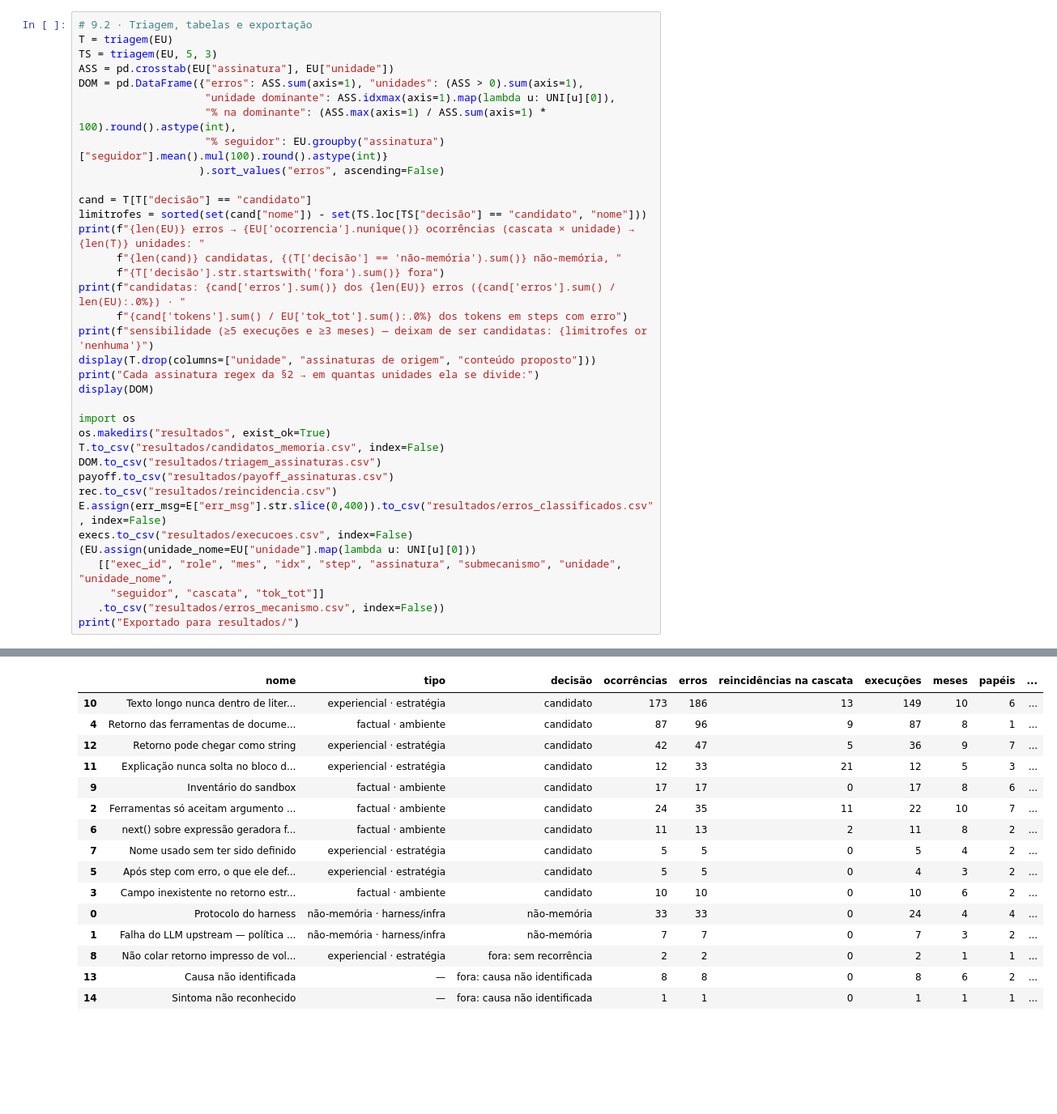
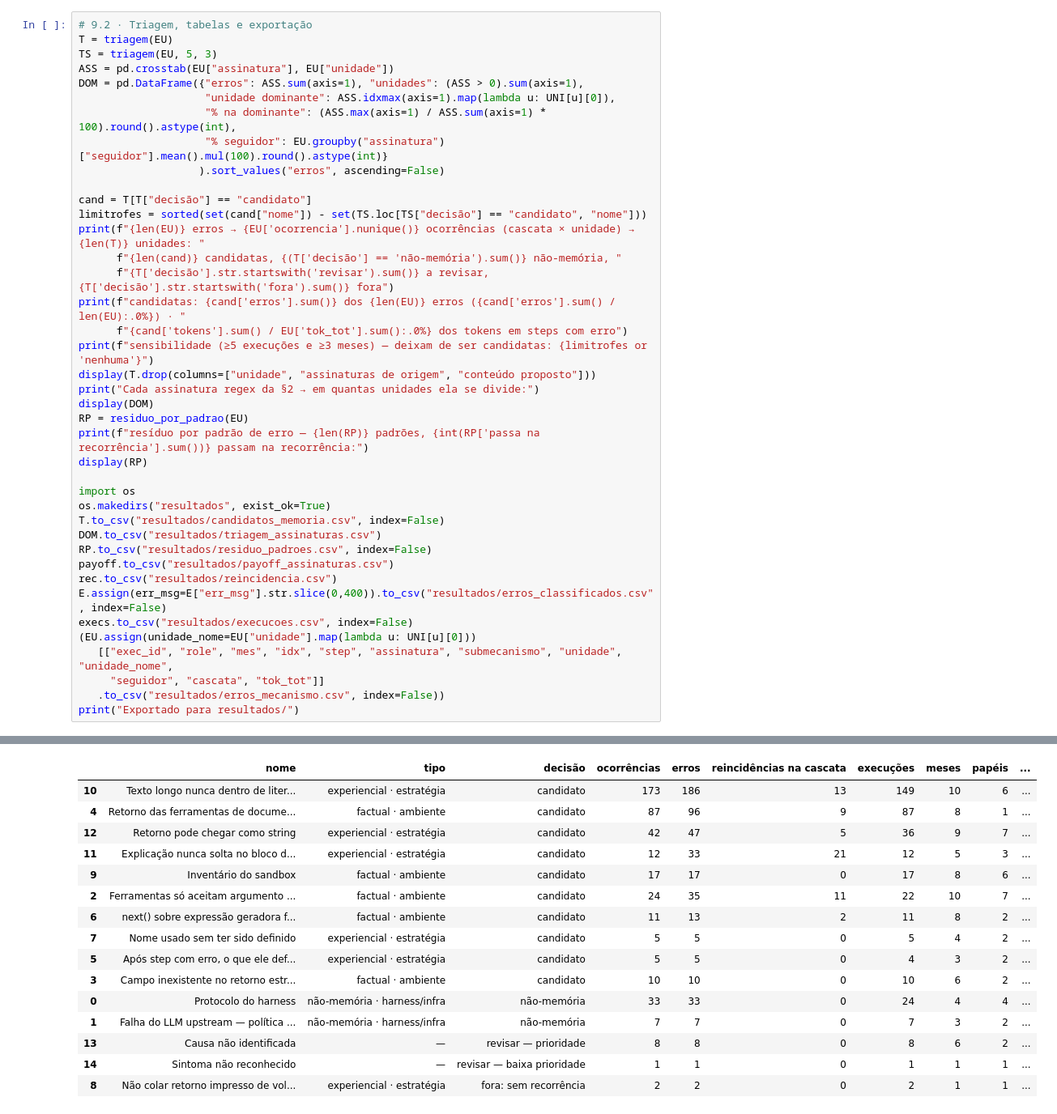
Before and after one commit to rc-ventura/memory_layer_ai_agents, a Jupyter notebook: analysis/2026-09-trace-law-flow/pipeline/analise_trace_esteira_juridica.ipynb, the cells around one changed output, grey strips where cells are left out. Shown at 81% size. Drawn from its saved outputs; the diff is of its cells as text; blank space fills up the shorter version.

```diff
--- a/analysis/2026-09-trace-law-flow/pipeline/analise_trace_esteira_juridica.ipynb
+++ b/analysis/2026-09-trace-law-flow/pipeline/analise_trace_esteira_juridica.ipynb
@@ -1340,18 +1344,22 @@ cand = T[T["decisão"] == "candidato"]
 limitrofes = sorted(set(cand["nome"]) - set(TS.loc[TS["decisão"] == "candidato", "nome"]))
 print(f"{len(EU)} erros → {EU['ocorrencia'].nunique()} ocorrências (cascata × unidade) → {len(T)} unidades: "
       f"{len(cand)} candidatas, {(T['decisão'] == 'não-memória').sum()} não-memória, "
-      f"{T['decisão'].str.startswith('fora').sum()} fora")
+      f"{T['decisão'].str.startswith('revisar').sum()} a revisar, {T['decisão'].str.startswith('fora').sum()} fora")
 print(f"candidatas: {cand['erros'].sum()} dos {len(EU)} erros ({cand['erros'].sum() / len(EU):.0%}) · "
       f"{cand['tokens'].sum() / EU['tok_tot'].sum():.0%} dos tokens em steps com erro")
 print(f"sensibilidade (≥5 execuções e ≥3 meses) — deixam de ser candidatas: {limitrofes or 'nenhuma'}")
 display(T.drop(columns=["unidade", "assinaturas de origem", "conteúdo proposto"]))
 print("Cada assinatura regex da §2 → em quantas unidades ela se divide:")
 display(DOM)
+RP = residuo_por_padrao(EU)
+print(f"resíduo por padrão de erro — {len(RP)} padrões, {int(RP['passa na recorrência'].sum())} passam na recorrência:")
+display(RP)
 
 import os
 os.makedirs("resultados", exist_ok=True)
 T.to_csv("resultados/candidatos_memoria.csv", index=False)
 DOM.to_csv("resultados/triagem_assinaturas.csv")
+RP.to_csv("resultados/residuo_padroes.csv", index=False)
 payoff.to_csv("resultados/payoff_assinaturas.csv")
 rec.to_csv("resultados/reincidencia.csv")
 E.assign(err_msg=E["err_msg"].str.slice(0,400)).to_csv("resultados/erros_classificados.csv", index=False)
@@ -1366,21 +1374,21 @@ print("Exportado para resultados/")
 candidatas: 447 dos 498 erros (90%) · 92% dos tokens em steps com erro
 sensibilidade (≥5 execuções e ≥3 meses) — deixam de ser candidatas: ['Após step com erro, o que ele definiria não existe']
 |  | nome | tipo | decisão | ocorrências | erros | reincidências na cascata | execuções | meses | papéis | ... |
 | 10 | Texto longo nunca dentro de liter... | experiencial · estratégia | candidato | 173 | 186 | 13 | 149 | 10 | 6 | ... |
 | 4 | Retorno das ferramentas de docume... | factual · ambiente | candidato | 87 | 96 | 9 | 87 | 8 | 1 | ... |
 | 12 | Retorno pode chegar como string | experiencial · estratégia | candidato | 42 | 47 | 5 | 36 | 9 | 7 | ... |
 | 11 | Explicação nunca solta no bloco d... | experiencial · estratégia | candidato | 12 | 33 | 21 | 12 | 5 | 3 | ... |
 | 9 | Inventário do sandbox | factual · ambiente | candidato | 17 | 17 | 0 | 17 | 8 | 6 | ... |
 | 2 | Ferramentas só aceitam argumento ... | factual · ambiente | candidato | 24 | 35 | 11 | 22 | 10 | 7 | ... |
 | 6 | next() sobre expressão geradora f... | factual · ambiente | candidato | 11 | 13 | 2 | 11 | 8 | 2 | ... |
 | 7 | Nome usado sem ter sido definido | experiencial · estratégia | candidato | 5 | 5 | 0 | 5 | 4 | 2 | ... |
 | 5 | Após step com erro, o que ele def... | experiencial · estratégia | candidato | 5 | 5 | 0 | 4 | 3 | 2 | ... |
 | 3 | Campo inexistente no retorno estr... | factual · ambiente | candidato | 10 | 10 | 0 | 10 | 6 | 2 | ... |
 | 0 | Protocolo do harness | não-memória · harness/infra | não-memória | 33 | 33 | 0 | 24 | 4 | 4 | ... |
 | 1 | Falha do LLM upstream — política ... | não-memória · harness/infra | não-memória | 7 | 7 | 0 | 7 | 3 | 2 | ... |
+| 13 | Causa não identificada | — | revisar — prioridade | 8 | 8 | 0 | 8 | 6 | 2 | ... |
+| 14 | Sintoma não reconhecido | — | revisar — baixa prioridade | 1 | 1 | 0 | 1 | 1 | 1 | ... |
 | 8 | Não colar retorno impresso de vol... | experiencial · estratégia | fora: sem recorrência | 2 | 2 | 0 | 2 | 1 | 1 | ... |
-| 13 | Causa não identificada | — | fora: causa não identificada | 8 | 8 | 0 | 8 | 6 | 2 | ... |
-| 14 | Sintoma não reconhecido | — | fora: causa não identificada | 1 | 1 | 0 | 1 | 1 | 1 | ... |
 Cada assinatura regex da §2 → em quantas unidades ela se divide:
 |  | erros | unidades | unidade dominante | % na dominante | % seguidor |
 | assinatura |  |  |  |  |  |
```
Also changed, not shown: parts of 5 cells of this notebook, 13 other files.
